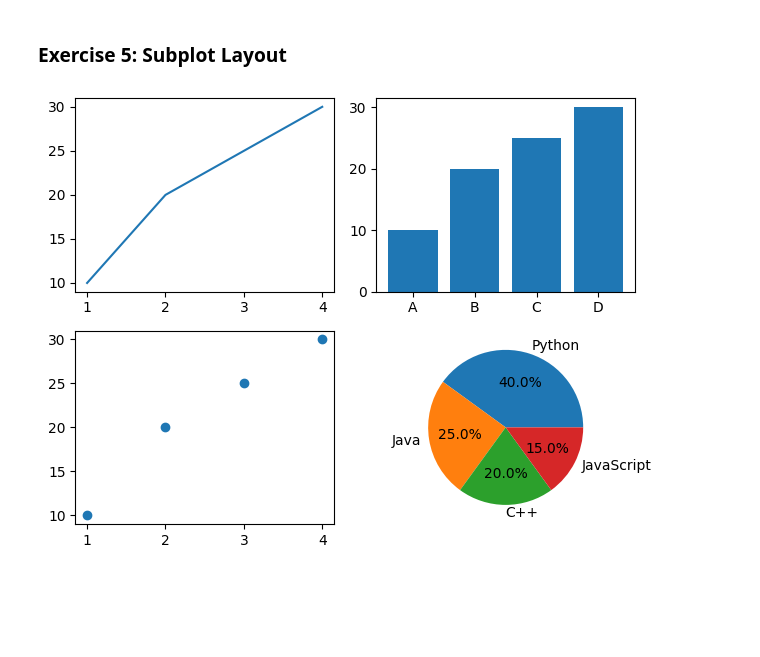
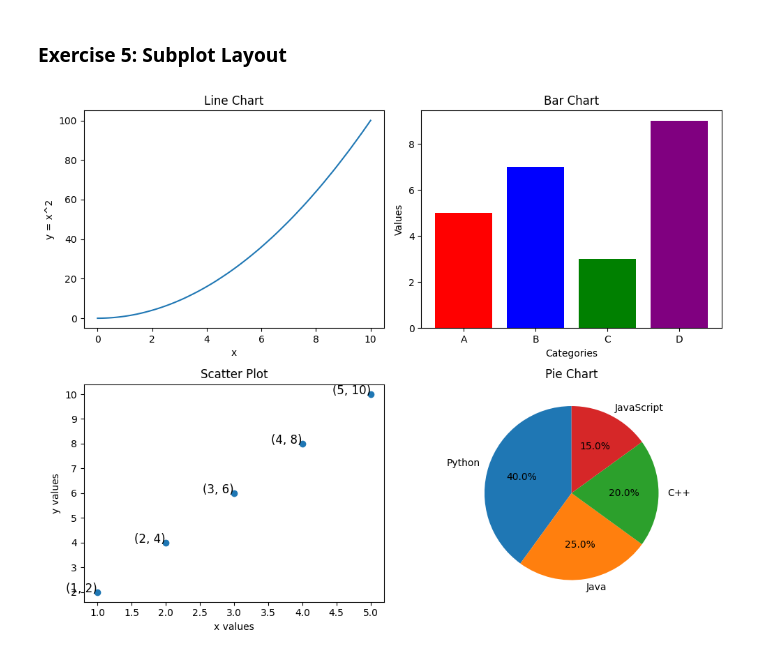
Before and after one commit to Dheeraj17897/python-jupyter-template, a Jupyter notebook: src/5-subplot.ipynb, the cells around one changed output. Cells and saved outputs as stored; diff of their text form; code cells hidden in the pictures; blank space fills up the shorter version.

```diff
--- a/src/5-subplot.ipynb
+++ b/src/5-subplot.ipynb
@@ -1,18 +1,51 @@
 # %% [markdown]
 ### Exercise 5: Subplot Layout
-# %%
-# TODO: Create a 2x2 subplot layout.
-# Plot a line chart in the first subplot, a bar chart in the second, a scatter plot in the third, and a pie chart in the fourth.
-import matplotlib.pyplot as plt
-
-fig, axs = plt.subplots(2, 2)
-
-axs[0, 0].plot([1, 2, 3, 4], [10, 20, 25, 30])
-axs[0, 1].bar(['A', 'B', 'C', 'D'], [10, 20, 25, 30])
-axs[1, 0].scatter([1, 2, 3, 4], [10, 20, 25, 30])
-axs[1, 1].pie([40, 25, 20, 15], labels=['Python', 'Java', 'C++', 'JavaScript'], autopct='%1.1f%%')
-
-plt.tight_layout()
-plt.show()
-# %% [output]
-[figure, removed]
+# %%
+# TODO: Create a 2x2 subplot layout.
+# Plot a line chart in the first subplot, a bar chart in the second, a scatter plot in the third, and a pie chart in the fourth.
+import matplotlib.pyplot as plt
+import numpy as np
+
+# Data for the plots
+x = np.linspace(0, 10, 100)
+y = x**2
+categories = ['A', 'B', 'C', 'D']
+values = [5, 7, 3, 9]
+scatter_x = [1, 2, 3, 4, 5]
+scatter_y = [2, 4, 6, 8, 10]
+pie_labels = ['Python', 'Java', 'C++', 'JavaScript']
+pie_sizes = [40, 25, 20, 15]
+
+# Create a 2x2 subplot layout
+fig, axs = plt.subplots(2, 2, figsize=(10, 8))
+
+# First subplot: Line chart
+axs[0, 0].plot(x, y)
+axs[0, 0].set_title('Line Chart')
+axs[0, 0].set_xlabel('x')
+axs[0, 0].set_ylabel('y = x^2')
+
+# Second subplot: Bar chart
+axs[0, 1].bar(categories, values, color=['red', 'blue', 'green', 'purple'])
+axs[0, 1].set_title('Bar Chart')
+axs[0, 1].set_xlabel('Categories')
+axs[0, 1].set_ylabel('Values')
+
+# Third subplot: Scatter plot
+axs[1, 0].scatter(scatter_x, scatter_y)
+for i, (xi, yi) in enumerate(zip(scatter_x, scatter_y)):
+    axs[1, 0].text(xi, yi, f'({xi}, {yi})', fontsize=12, ha='right')
+axs[1, 0].set_title('Scatter Plot')
+axs[1, 0].set_xlabel('x values')
+axs[1, 0].set_ylabel('y values')
+# Fourth subplot: Pie chart
+axs[1, 1].pie(pie_sizes, labels=pie_labels, autopct='%1.1f%%', startangle=90)
+axs[1, 1].set_title('Pie Chart')
+
+# Adjust layout to prevent overlap
+plt.tight_layout()
+
+# Show the plot
+plt.show()
+# %% [output]
+[figure, added]
```
Also changed, not shown: 1 other file.
